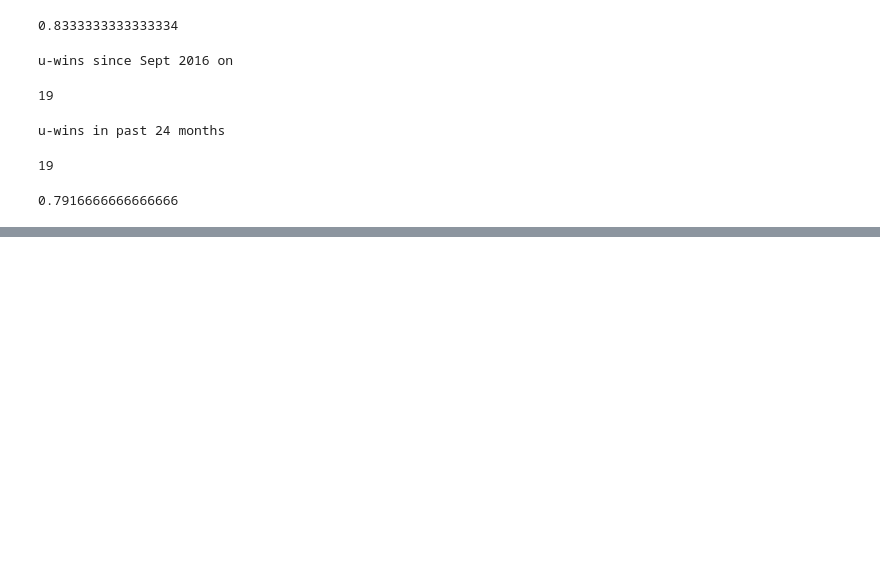
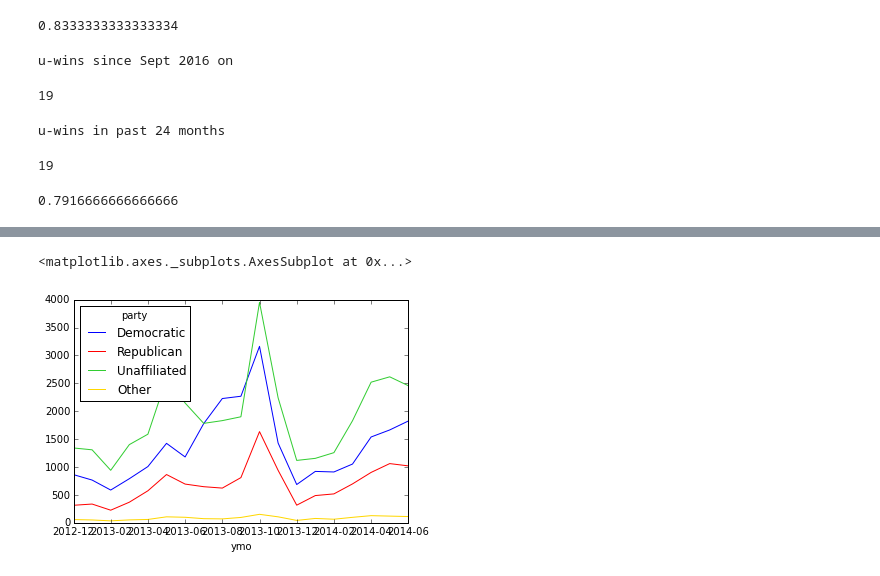
Before and after one commit to jakekara/ct-voter-registration-numbers, a Jupyter notebook: Voter registration by party and month.ipynb, the cells around one changed output, grey strips where cells are left out. Cells and saved outputs as stored; diff of their text form; code cells hidden in the pictures; blank space fills up the shorter version.

```diff
--- a/Voter registration by party and month.ipynb
+++ b/Voter registration by party and month.ipynb
@@ -286,0 +422,5 @@ u-wins in past 24 months
+# %%
+post_pres(2012).plot(colors=colors)
+# %% [output]
+<matplotlib.axes._subplots.AxesSubplot at 0x...>
+[figure, added]
```
Also changed, not shown: parts of 34 cells of this notebook, 2 other files.
